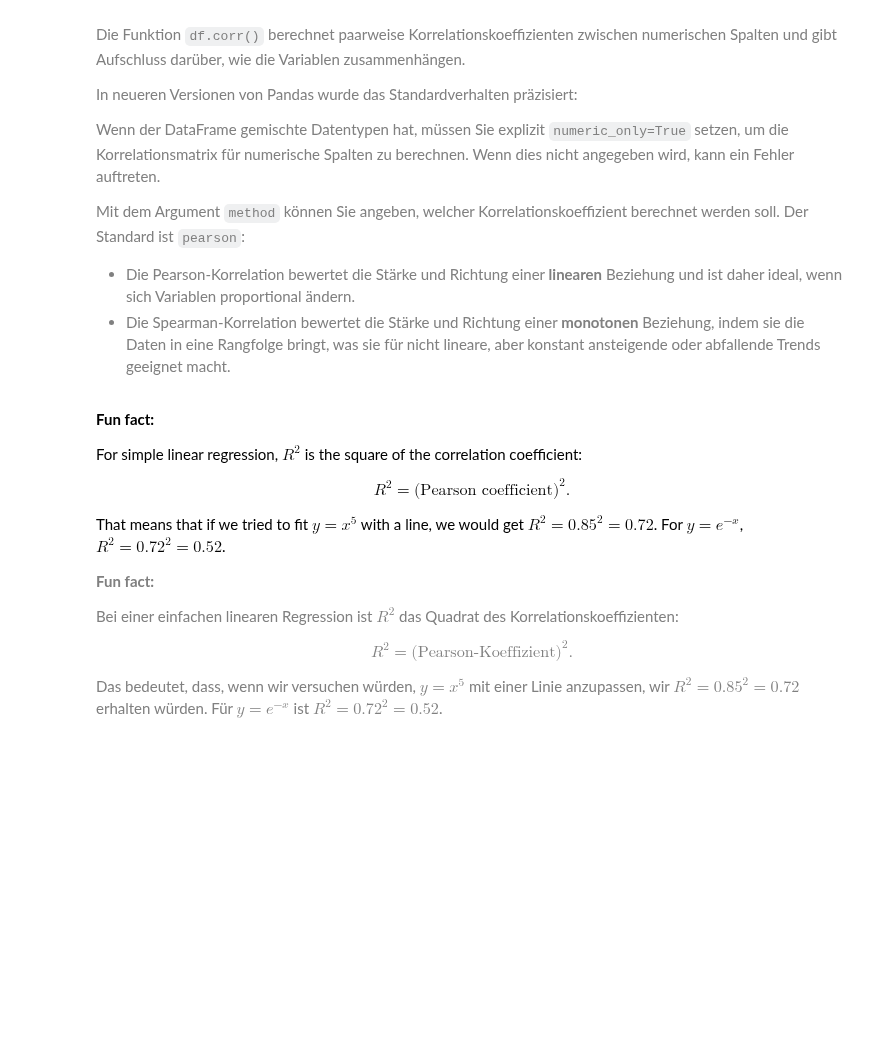
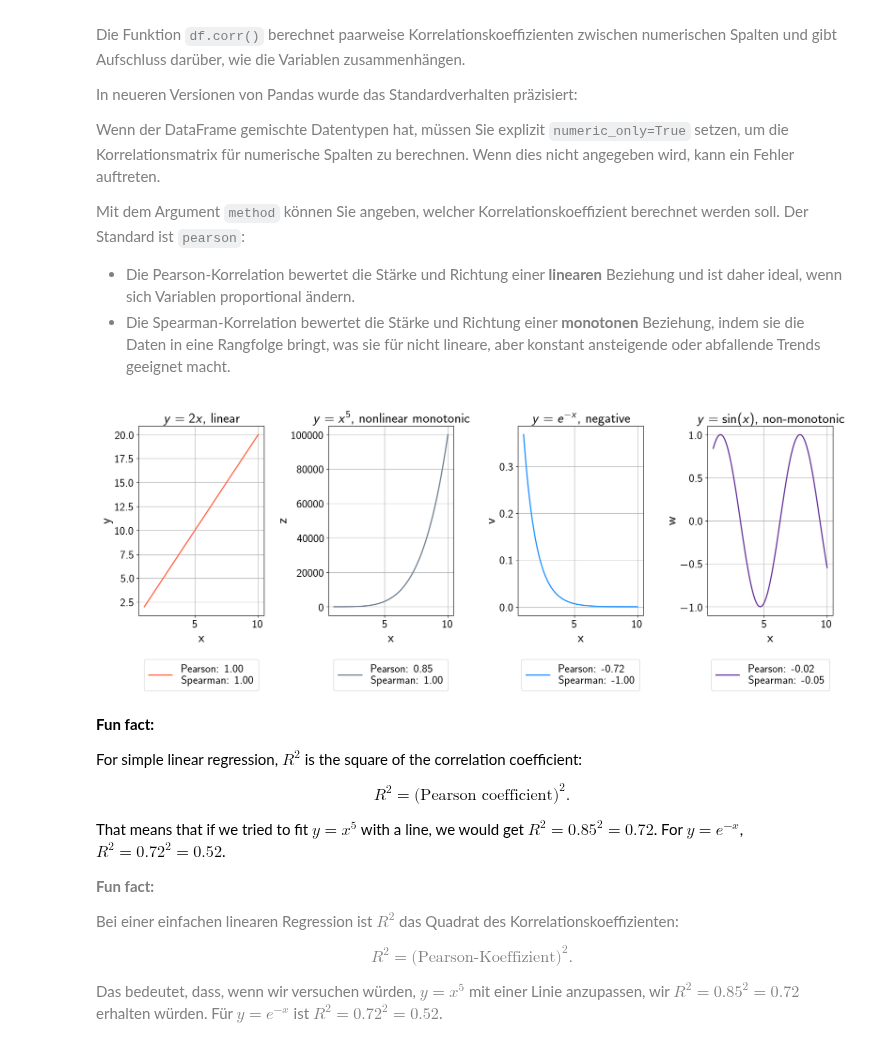
Before and after one commit to Steelpush-Ironpull/GP_2024, a Jupyter notebook: 08_pandas_advanced.ipynb, the cells around one changed output. Saved outputs shown, nothing was run; the diff lists cells and outputs as text; code cells hidden in the pictures; blank space fills up the shorter version.

Commit message:
wording, change plot size and legend as it was overlapping

```diff
--- a/08_pandas_advanced.ipynb
+++ b/08_pandas_advanced.ipynb
@@ -391,7 +394,7 @@ data = {
 df = pd.DataFrame(data)
 
 # Prepare the figure and subplots
-fig, axes = plt.subplots(1, 4, figsize=(12, 3), sharex=True)
+fig, axes = plt.subplots(1, 4, figsize=(18, 7.5), sharex=True)
 
 # Flatten the axes array for easy iteration
 axes = axes.flatten()
@@ -406,34 +409,36 @@ titles = [
 ]
 
 # Calculate correlations
 correlations = {
     col: {
         "pearson": df['x'].corr(df[col], method='pearson'),
         "spearman": df['x'].corr(df[col], method='spearman')
     }
     for col in columns
 }
 
 # Colors
 colors = ['tomato', 'slategrey', 'dodgerblue', 'rebeccapurple']
 
 # Plot each column as a subplot
 for ax, col, title, coloring in zip(axes, columns, titles, colors):
     sns.lineplot(x='x', y=col, data=df, ax=ax, c=coloring, lw=2)
     corr_values = correlations[col]
     legend_text = (
         f"Pearson: {corr_values['pearson']:.2f}\n"
         f"Spearman: {corr_values['spearman']:.2f}"
     )
-    ax.legend([legend_text])
+    ax.legend([legend_text], bbox_to_anchor=[0.5, -0.2], loc='upper center')
     ax.set_title(title)
     ax.set_xlabel('x')
     ax.set_ylabel(col)
     ax.grid()
 
 # Adjust layout
 plt.tight_layout()
 plt.show()
+# %% [output]
+[figure, added]
 # %% [markdown]
 <div style="display: flex; justify-content: space-between;">
 <div style="width: 48%; line-height: 1.5;">
```
Also changed, not shown: parts of 4 cells of this notebook.
